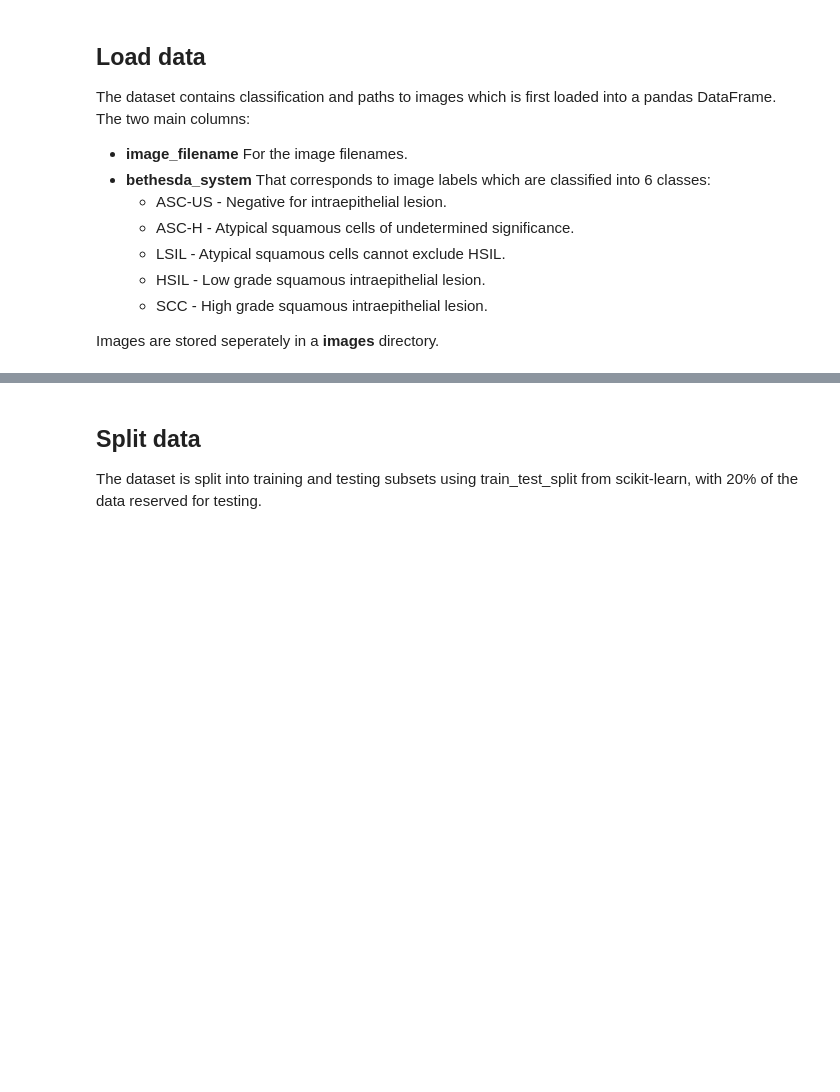
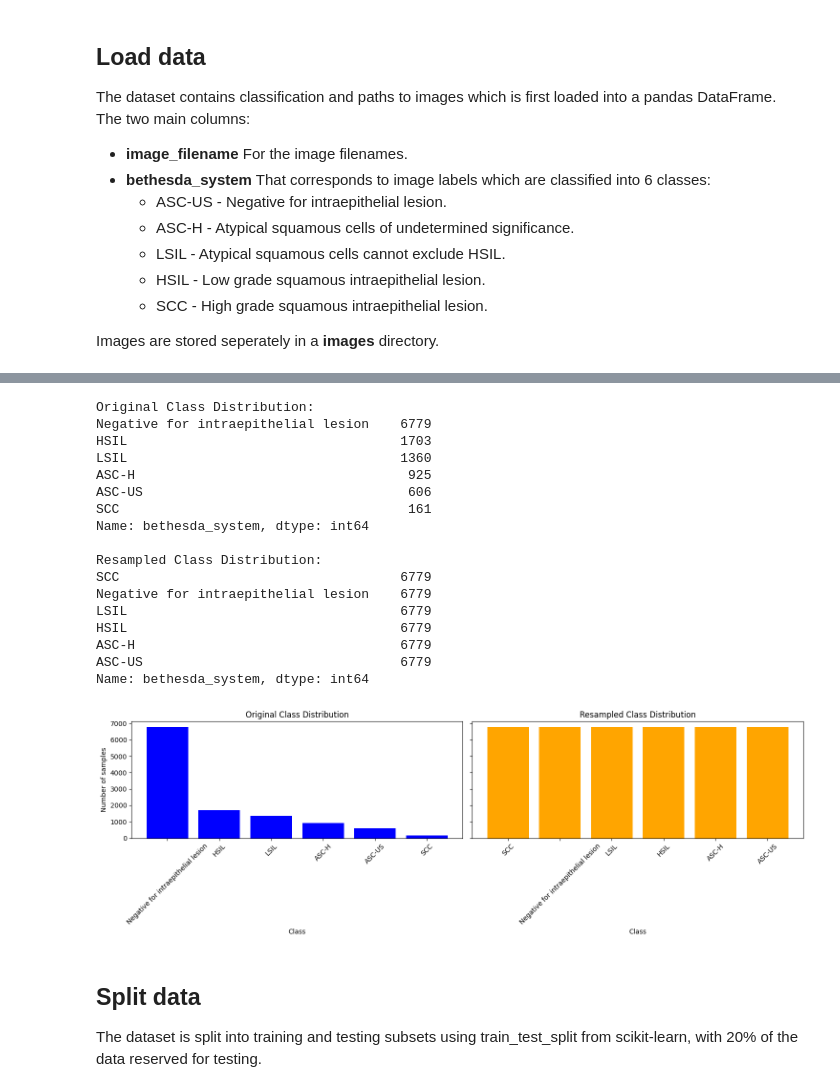
Before and after one commit to mwarejohn/cervical-cancer-diagnosis, a Jupyter notebook: cervical-cancer-diagnosis.ipynb, the cells around one changed output, grey strips where cells are left out. Drawn from its saved outputs; the diff is of its cells as text; code cells hidden in the pictures; blank space fills up the shorter version.

```diff
--- a/cervical-cancer-diagnosis.ipynb
+++ b/cervical-cancer-diagnosis.ipynb
@@ -42,3 +63,64 @@ image_dir = 'data/images/'
+# %%
+# Calculate the class distribution for the original dataset
+original_class_distribution = data['bethesda_system'].value_counts()
+
+# Display Original class distribution counts
+print("Original Class Distribution:")
+print(original_class_distribution)
+
+# Oversample all classes to the count of the majority class
+max_size = original_class_distribution.max()
+
+lst = [data]
+for class_index, group in data.groupby('bethesda_system'):
+    lst.append(group.sample(max_size-len(group), replace=True))
+resampled_data = pd.concat(lst)
+
+# Calculate the class distribution for the resampled dataset
+resampled_class_distribution = resampled_data['bethesda_system'].value_counts()
+
+# Display resampled class distribution counts
+print("\nResampled Class Distribution:")
+print(resampled_class_distribution)
+
+
+# Class distributions before and after resampling
+fig, axs = plt.subplots(nrows=1, ncols=2, figsize=(15, 5), sharey=True)
+
+# Original class distribution plot
+axs[0].bar(original_class_distribution.index, original_class_distribution.values, color='blue')
+axs[0].set_title('Original Class Distribution')
+axs[0].set_xlabel('Class')
+axs[0].set_ylabel('Number of samples')
+axs[0].tick_params(axis='x', rotation=45)
+
+# Resampled class distribution plot
+axs[1].bar(resampled_class_distribution.index, resampled_class_distribution.values, color='orange')
+axs[1].set_title('Resampled Class Distribution')
+axs[1].set_xlabel('Class')
+axs[1].tick_params(axis='x', rotation=45)
+
+plt.tight_layout()
+plt.show()
+# %% [output]
+Original Class Distribution:
+Negative for intraepithelial lesion    6779
+HSIL                                   1703
+LSIL                                   1360
+ASC-H                                   925
+ASC-US                                  606
+SCC                                     161
+Name: bethesda_system, dtype: int64
+
+Resampled Class Distribution:
+SCC                                    6779
+Negative for intraepithelial lesion    6779
+LSIL                                   6779
+HSIL                                   6779
+ASC-H                                  6779
+ASC-US                                 6779
+Name: bethesda_system, dtype: int64
+[figure, added]
 # %% [markdown]
 ## Split data
 The dataset is split into training and testing subsets using train_test_split from scikit-learn, with 20% of the data reserved for testing.
```
Also changed, not shown: parts of 22 cells of this notebook, 11 other files.
